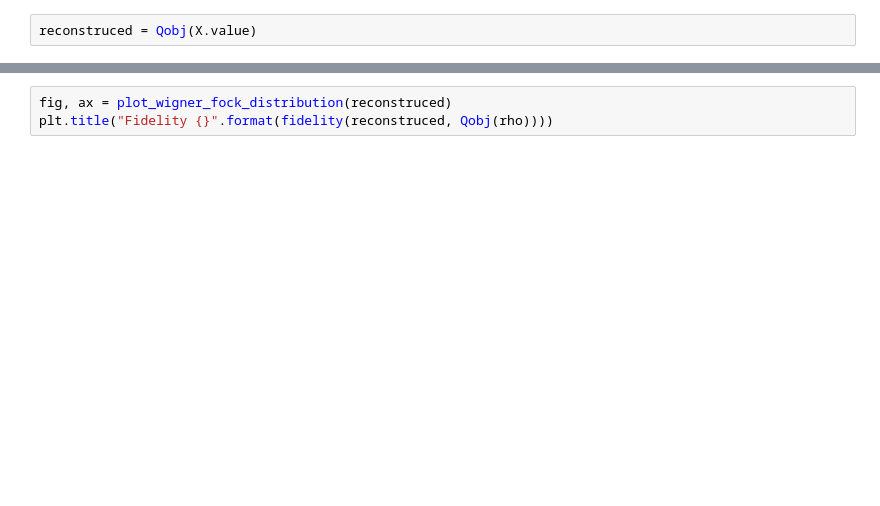
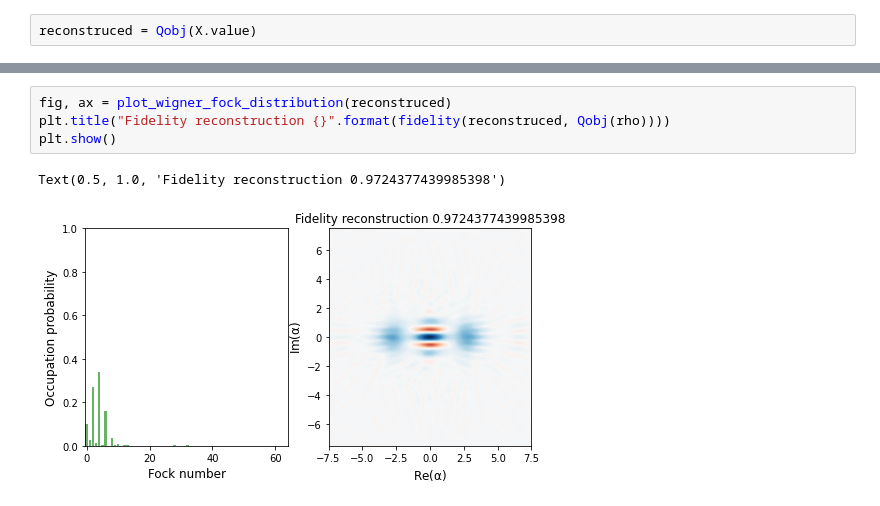
Before and after one commit to quantshah/qst-cgan, a Jupyter notebook: examples/cvx-wigner-fast.ipynb, the cells around one changed output, grey strips where cells are left out. Cells and saved outputs as stored; diff of their text form; blank space fills up the shorter version.

```diff
--- a/examples/cvx-wigner-fast.ipynb
+++ b/examples/cvx-wigner-fast.ipynb
@@ -244,3 +267,7 @@ plt.show()
 # %%
 fig, ax = plot_wigner_fock_distribution(reconstruced)
-plt.title("Fidelity {}".format(fidelity(reconstruced, Qobj(rho))))
+plt.title("Fidelity reconstruction {}".format(fidelity(reconstruced, Qobj(rho))))
+plt.show()
+# %% [output]
+Text(0.5, 1.0, 'Fidelity reconstruction 0.9724377439985398')
+[figure, added]
```
Also changed, not shown: parts of 3 cells of this notebook.
